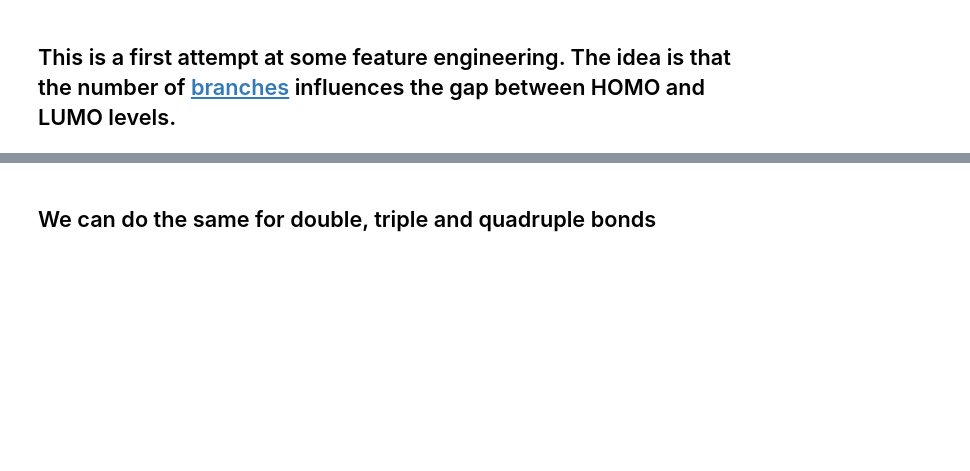
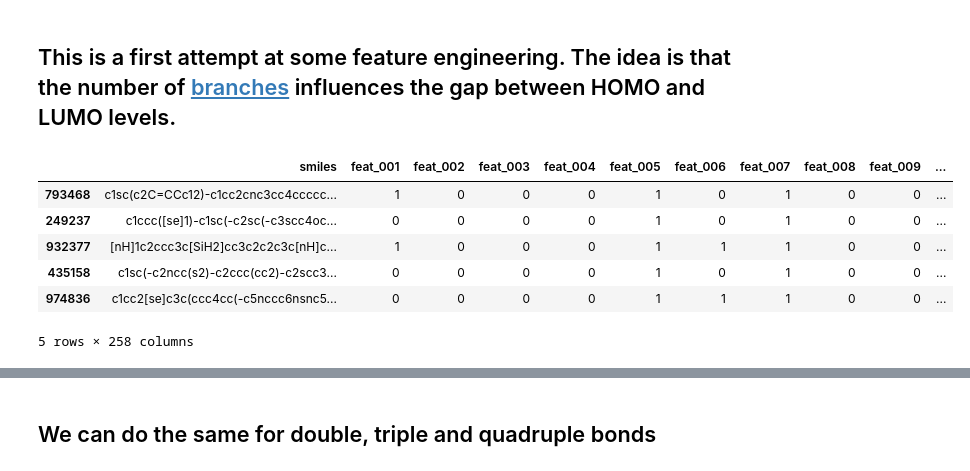
Before and after one commit to twkillian/cs181_practicals, a Jupyter notebook: Practical 1/TWK_hacking.ipynb, the cells around one changed output, grey strips where cells are left out. Cells and saved outputs as stored; diff of their text form; code cells hidden in the pictures; blank space fills up the shorter version.

```diff
--- a/Practical 1/TWK_hacking.ipynb
+++ b/Practical 1/TWK_hacking.ipynb
@@ -67,3 +80,13 @@ Note: this is NOT a good feature and will result in a lower score!
 # %%
 num_branches = np.vstack(df_all.smiles.astype(str).apply(lambda x: x.count('(')))
 df_all['num_branches'] = pd.DataFrame(num_branches)
+# %%
+df_all.head()
+# %% [output]
+|  | smiles | feat_001 | feat_002 | feat_003 | feat_004 | feat_005 | feat_006 | feat_007 | feat_008 | feat_009 | ... |
+| 793468 | c1sc(c2C=CCc12)-c1cc2cnc3cc4ccccc... | 1 | 0 | 0 | 0 | 1 | 0 | 1 | 0 | 0 | ... |
+| 249237 | c1ccc([se]1)-c1sc(-c2sc(-c3scc4oc... | 0 | 0 | 0 | 0 | 1 | 0 | 1 | 0 | 0 | ... |
+| 932377 | [nH]1c2ccc3c[SiH2]cc3c2c2c3c[nH]c... | 1 | 0 | 0 | 0 | 1 | 1 | 1 | 0 | 0 | ... |
+| 435158 | c1sc(-c2ncc(s2)-c2ccc(cc2)-c2scc3... | 0 | 0 | 0 | 0 | 1 | 0 | 1 | 0 | 0 | ... |
+| 974836 | c1cc2[se]c3c(ccc4cc(-c5nccc6nsnc5... | 0 | 0 | 0 | 0 | 1 | 1 | 1 | 0 | 0 | ... |
+5 rows × 258 columns
```
Also changed, not shown: parts of 18 cells of this notebook.
